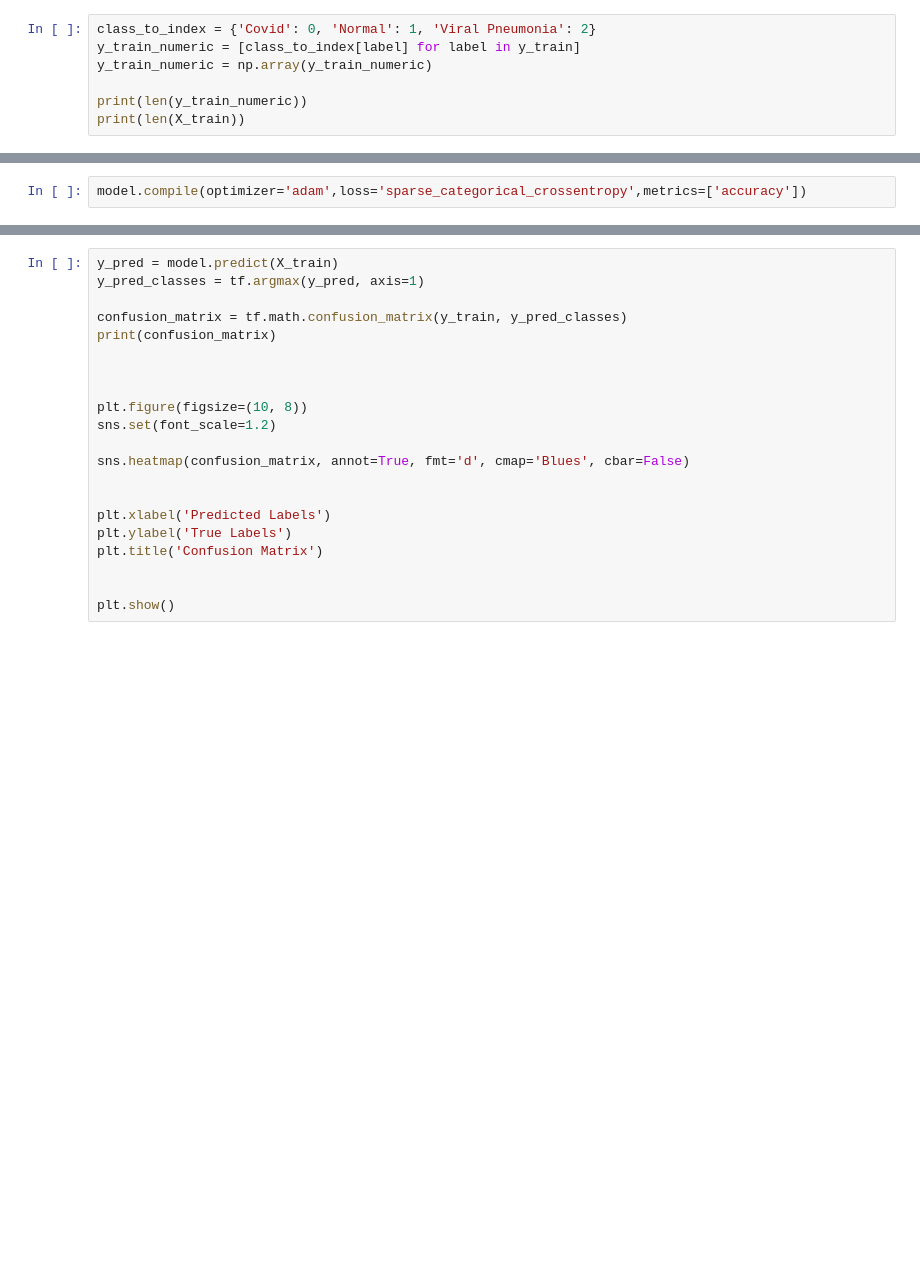
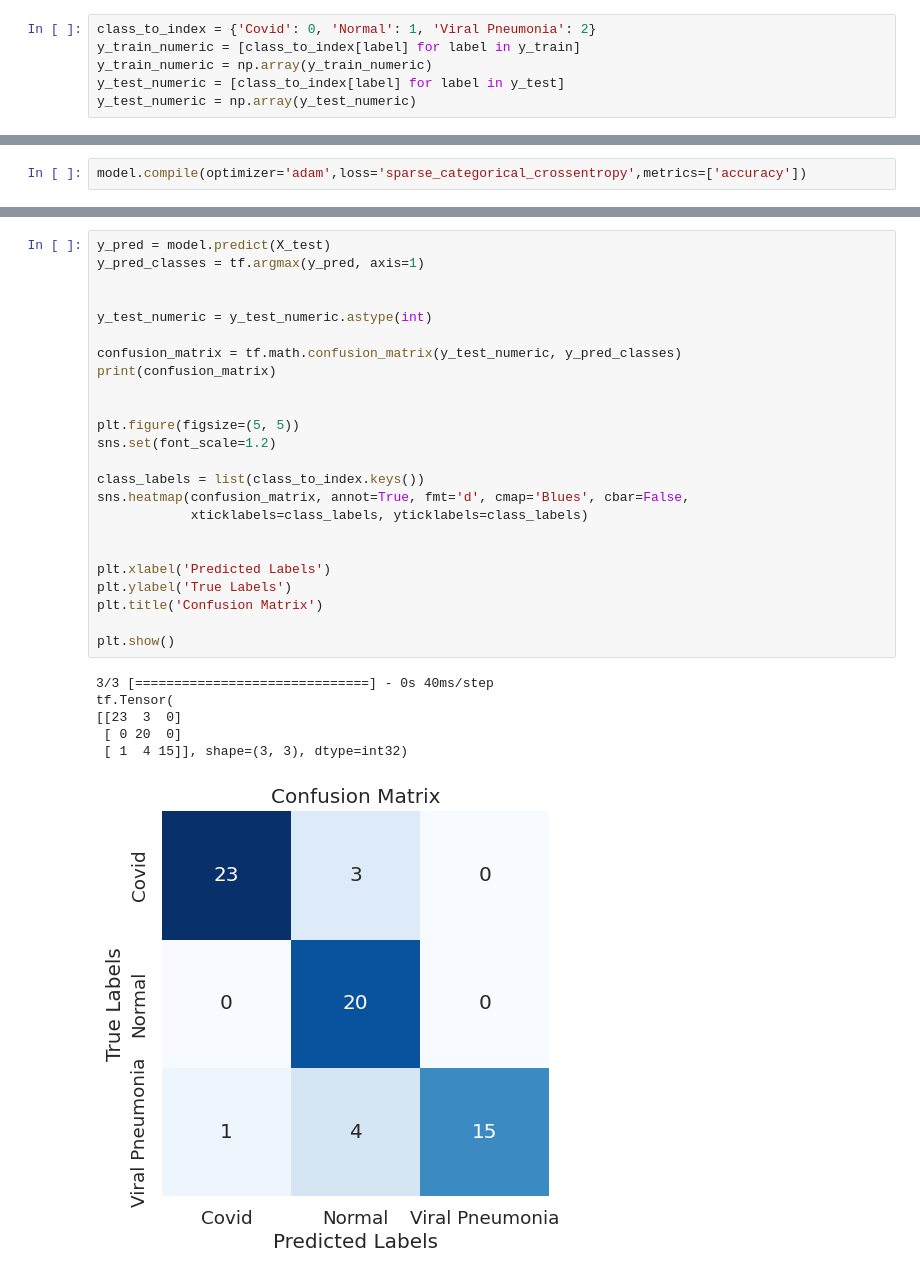
Before and after one commit to vienskaz/COVID19-CNN, a Jupyter notebook: COVID_CNN.ipynb, the cells around one changed output, grey strips where cells are left out. Drawn from its saved outputs; the diff is of its cells as text; blank space fills up the shorter version.

```diff
--- a/COVID_CNN.ipynb
+++ b/COVID_CNN.ipynb
@@ -103,6 +103,5 @@ plt.show()
 class_to_index = {'Covid': 0, 'Normal': 1, 'Viral Pneumonia': 2}
 y_train_numeric = [class_to_index[label] for label in y_train]
 y_train_numeric = np.array(y_train_numeric)
-
-print(len(y_train_numeric))
-print(len(X_train))
+y_test_numeric = [class_to_index[label] for label in y_test]
+y_test_numeric = np.array(y_test_numeric)
@@ -153,21 +188,31 @@ print(f'{accuracy * 100:.2f}%')
 # %%
-y_pred = model.predict(X_train)
+y_pred = model.predict(X_test)
 y_pred_classes = tf.argmax(y_pred, axis=1)
 
-confusion_matrix = tf.math.confusion_matrix(y_train, y_pred_classes)
+
+y_test_numeric = y_test_numeric.astype(int)
+
+confusion_matrix = tf.math.confusion_matrix(y_test_numeric, y_pred_classes)
 print(confusion_matrix)
 
 
-
-plt.figure(figsize=(10, 8))
+plt.figure(figsize=(5, 5))
 sns.set(font_scale=1.2)
 
-sns.heatmap(confusion_matrix, annot=True, fmt='d', cmap='Blues', cbar=False)
+class_labels = list(class_to_index.keys())
+sns.heatmap(confusion_matrix, annot=True, fmt='d', cmap='Blues', cbar=False,
+            xticklabels=class_labels, yticklabels=class_labels)
 
 
 plt.xlabel('Predicted Labels')
 plt.ylabel('True Labels')
 plt.title('Confusion Matrix')
 
-
 plt.show()
+# %% [output]
+3/3 [==============================] - 0s 40ms/step
+tf.Tensor(
+[[23  3  0]
+ [ 0 20  0]
+ [ 1  4 15]], shape=(3, 3), dtype=int32)
+[figure, added]
```
Also changed, not shown: parts of 14 cells of this notebook.
